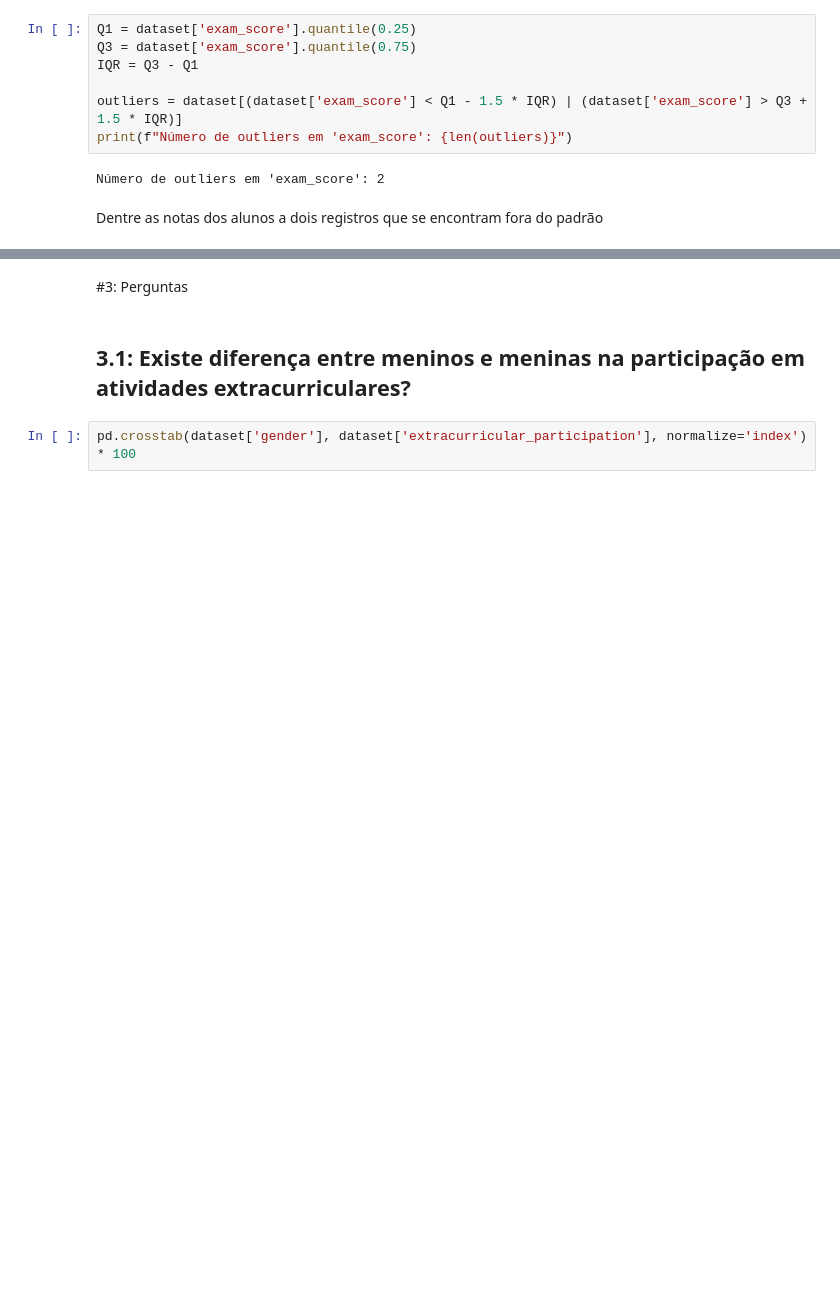
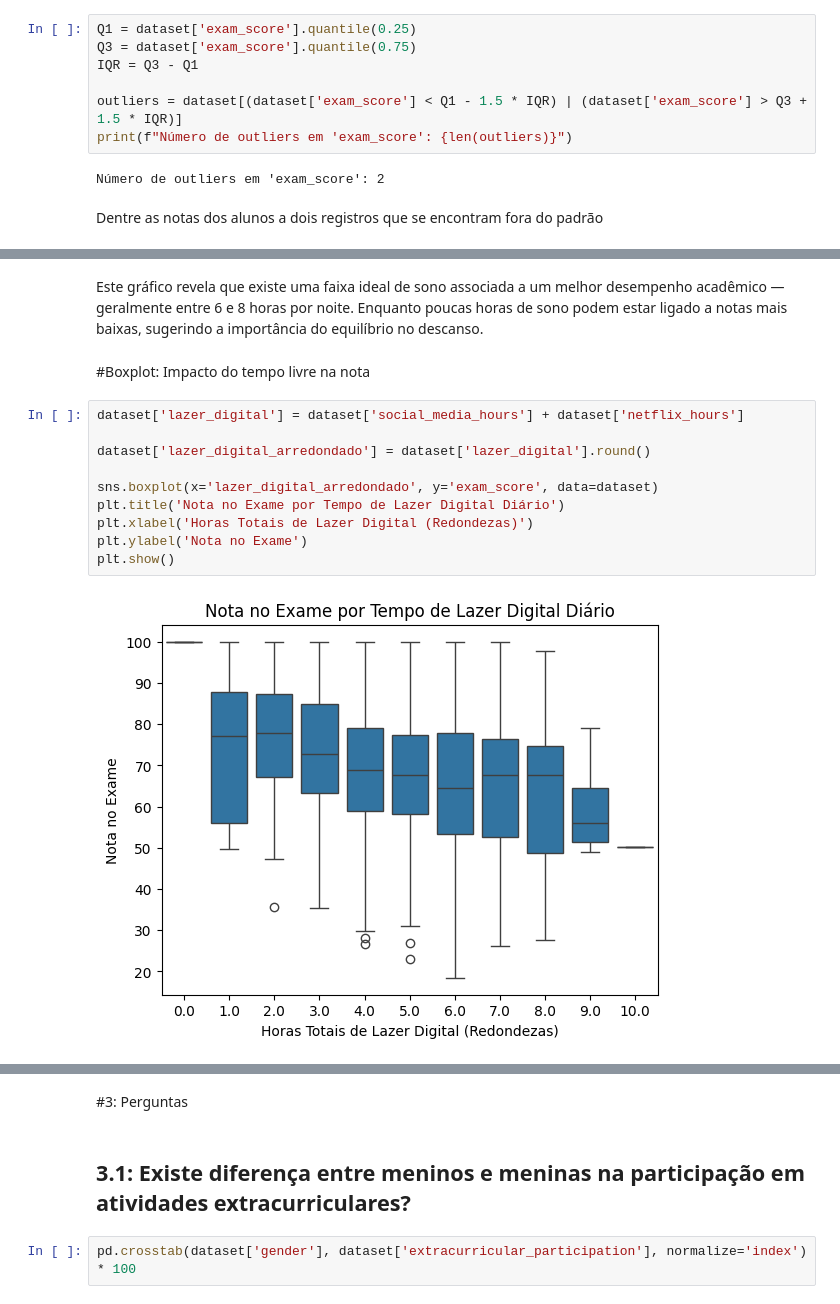
Before and after one commit to wilsonxdrone/N2-2B_AnaliseDados, a Jupyter notebook: analiseestudantes.ipynb, the cells around one changed output, grey strips where cells are left out. Cells and saved outputs as stored; diff of their text form; blank space fills up the shorter version.

```diff
--- a/analiseestudantes.ipynb
+++ b/analiseestudantes.ipynb
@@ -225,0 +240,17 @@ Dentre as notas dos alunos a dois registros que se encontram fora do padrão
+# %% [markdown]
+Este gráfico revela que existe uma faixa ideal de sono associada a um melhor desempenho acadêmico — geralmente entre 6 e 8 horas por noite.
+Enquanto poucas horas de sono podem estar ligado a notas mais baixas, sugerindo a importância do equilíbrio no descanso.
+# %% [markdown]
+#Boxplot: Impacto do tempo livre na nota
+# %%
+dataset['lazer_digital'] = dataset['social_media_hours'] + dataset['netflix_hours']
+
+dataset['lazer_digital_arredondado'] = dataset['lazer_digital'].round()
+
+sns.boxplot(x='lazer_digital_arredondado', y='exam_score', data=dataset)
+plt.title('Nota no Exame por Tempo de Lazer Digital Diário')
+plt.xlabel('Horas Totais de Lazer Digital (Redondezas)')
+plt.ylabel('Nota no Exame')
+plt.show()
+# %% [output]
+[figure, added]
```
Also changed, not shown: parts of 17 cells of this notebook.
